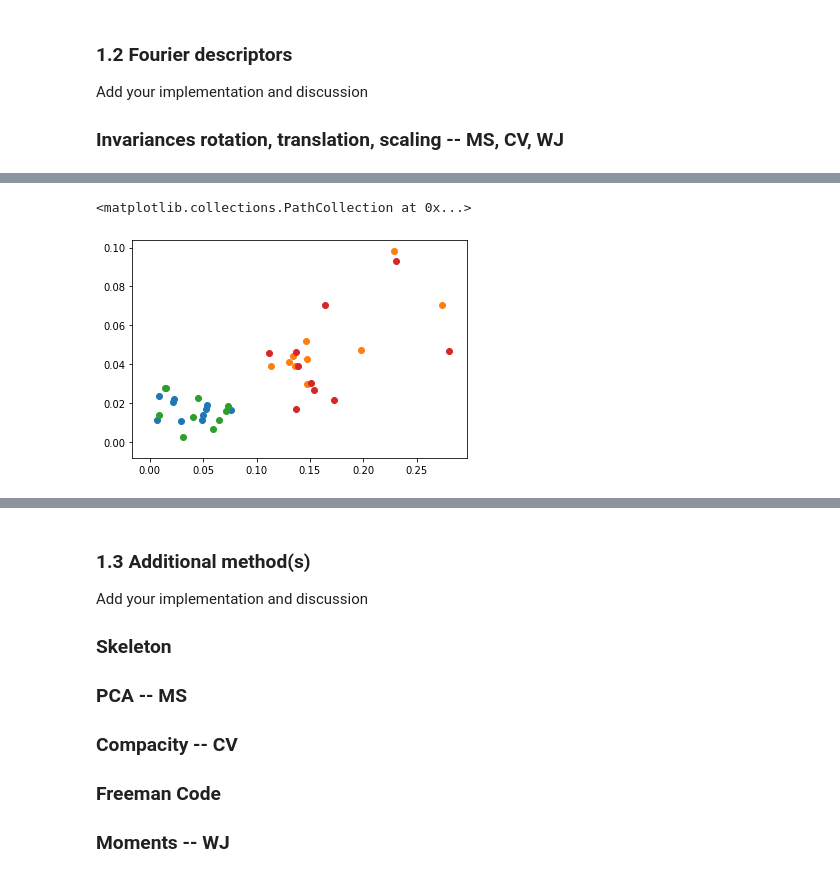
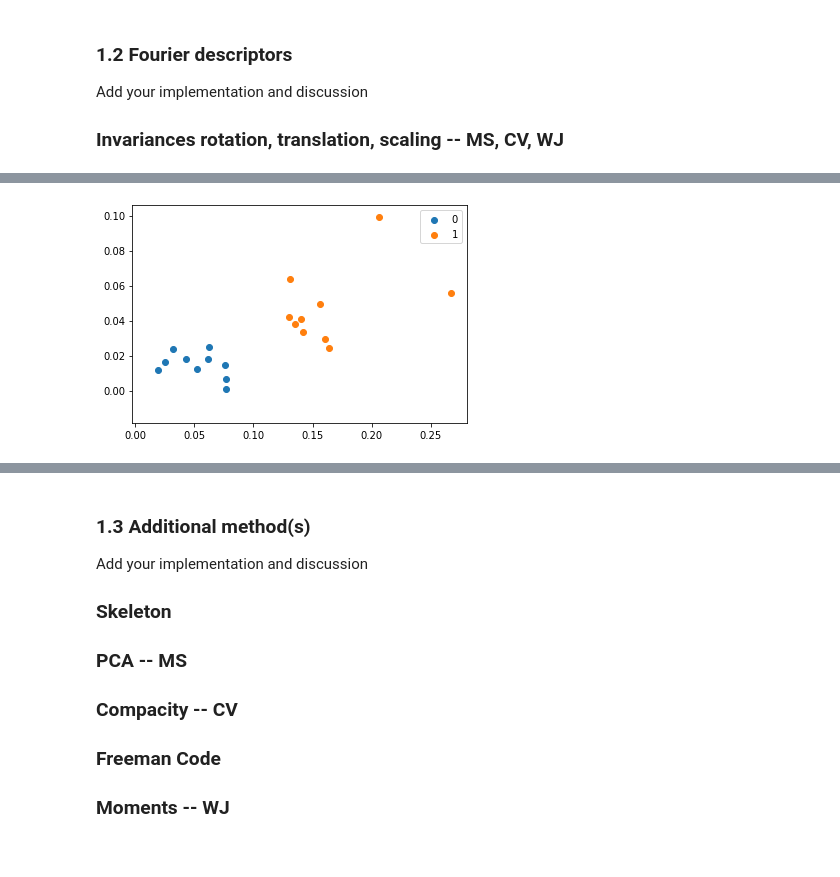
Before and after one commit to Jiang15/Image_analysis_and_pattern-recognition, a Jupyter notebook: Lab 2/lab_02_object_description.ipynb, the cells around one changed output, grey strips where cells are left out. Cells and saved outputs as stored; diff of their text form; code cells hidden in the pictures.

```diff
--- a/Lab 2/lab_02_object_description.ipynb
+++ b/Lab 2/lab_02_object_description.ipynb
@@ -342,32 +340,8 @@ plotImagContour(axes, contourf_0, contourf_1, zeros_im, ones_im, zeros_names, on
-# %%
-# f1 = 1
-# f2 = 3
-# div = -1 # No division when set to -1
-
-FD_0 = np.zeros((10,2))
-FD_1 = np.zeros((10,2))
-
-for i in range(10):
-    fft0 = np.fft.fft(contourf_af0[i])#,n = N)
-    fft1 = np.fft.fft(contourf_af1[i])#, n = N)
-    fft0[-1] = 1
-    fft1[-1] = 1
-
-    freq0 = np.fft.fftfreq(len(contourf_af0[i]))
-    freq1 = np.fft.fftfreq(len(contourf_af1[i]))
-
-    # normalization
-    FD_0[i,:]  = np.abs([fft0[f1],fft0[f2]])/np.abs(fft0[div])  # Translaton (Exclude f0), scaling (ratio)，and rotation(amplitude) invariances
-    FD_1[i,:]  = np.abs([fft1[f1],fft1[f2]])/np.abs(fft1[div])
-
-   # print(FD_0)
-
-
-# Superimposed plot of original and transformed to test invariances
-plt.scatter(FD_0_orig[:,0],FD_0_orig[:,1])
-plt.scatter(FD_1_orig[:,0],FD_1_orig[:,1])
-plt.scatter(FD_0[:,0],FD_0[:,1])
-plt.scatter(FD_1[:,0],FD_1[:,1])
-# %% [output]
-<matplotlib.collections.PathCollection at 0x...>
-[figure, removed]
+# %%
+
+f1 = 3
+f2 = 5
+f_div = 1
+FD_0, FD_1 = get_fourier_discriptor(im_af0, im_af1, f1, f2, f_div)
+# %% [output]
+[figure, added]
```
Also changed, not shown: parts of 5 cells of this notebook.
